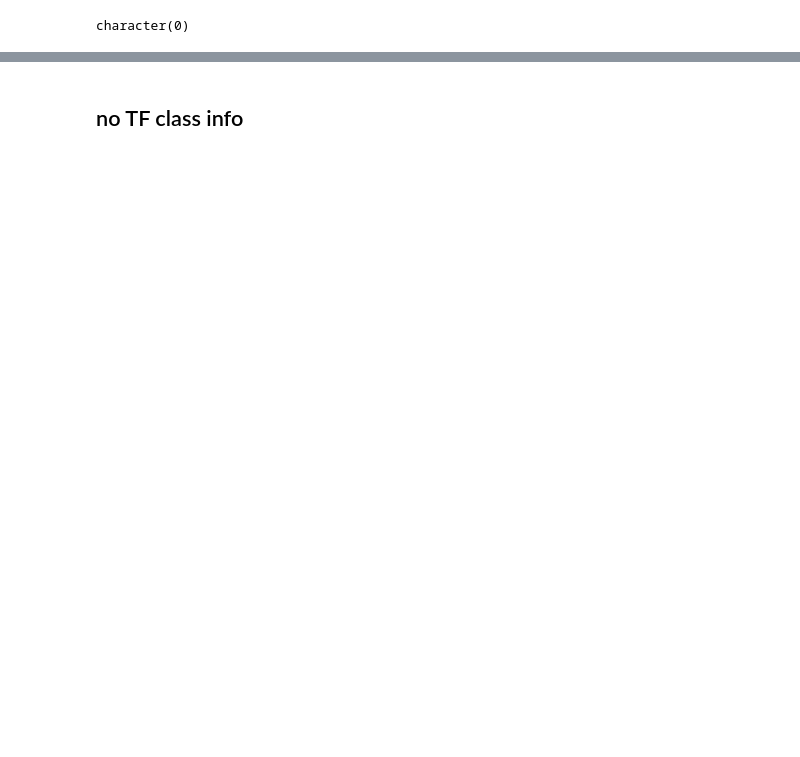
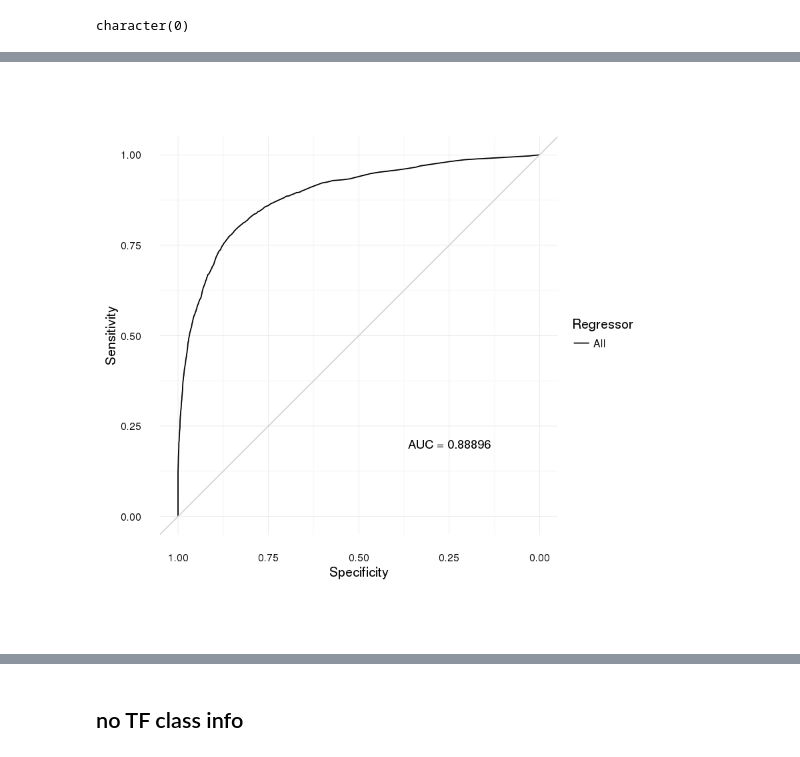
Before and after one commit to donovanr/shared_jupyter_notebooks, a Jupyter notebook: footprinting_ensemble_classifier_firstpass.ipynb, the cells around one changed output, grey strips where cells are left out. Cells and saved outputs as stored; diff of their text form; code cells hidden in the pictures; blank space fills up the shorter version.

```diff
--- a/footprinting_ensemble_classifier_firstpass.ipynb
+++ b/footprinting_ensemble_classifier_firstpass.ipynb
@@ -386,0 +337,4 @@ Prediction     0     1
+# %%
+plot.roc.curve(smalltest.stat.df)
+# %% [output]
+[figure, added]
```
Also changed, not shown: parts of 43 cells of this notebook.
